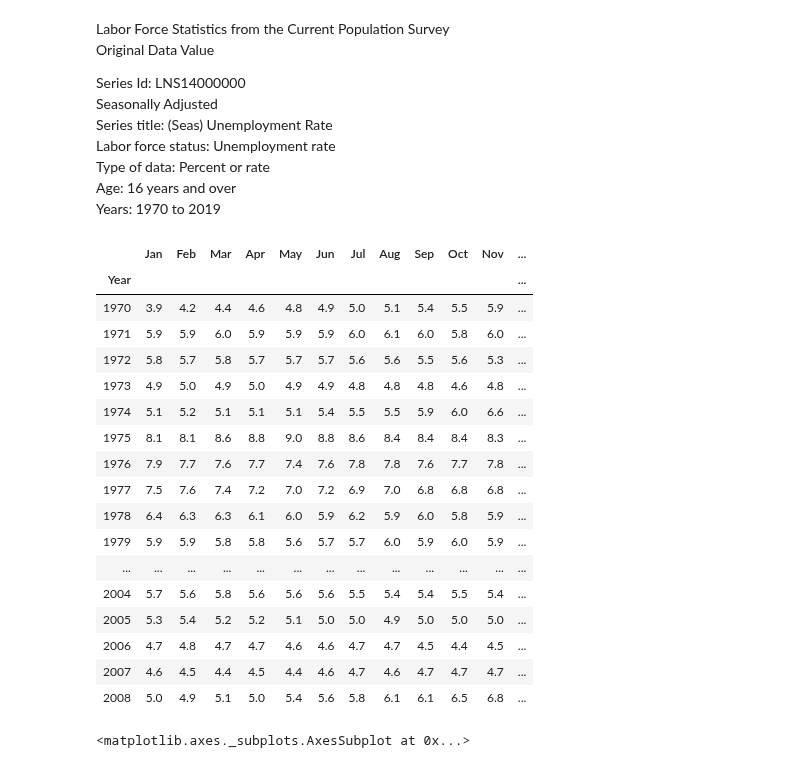
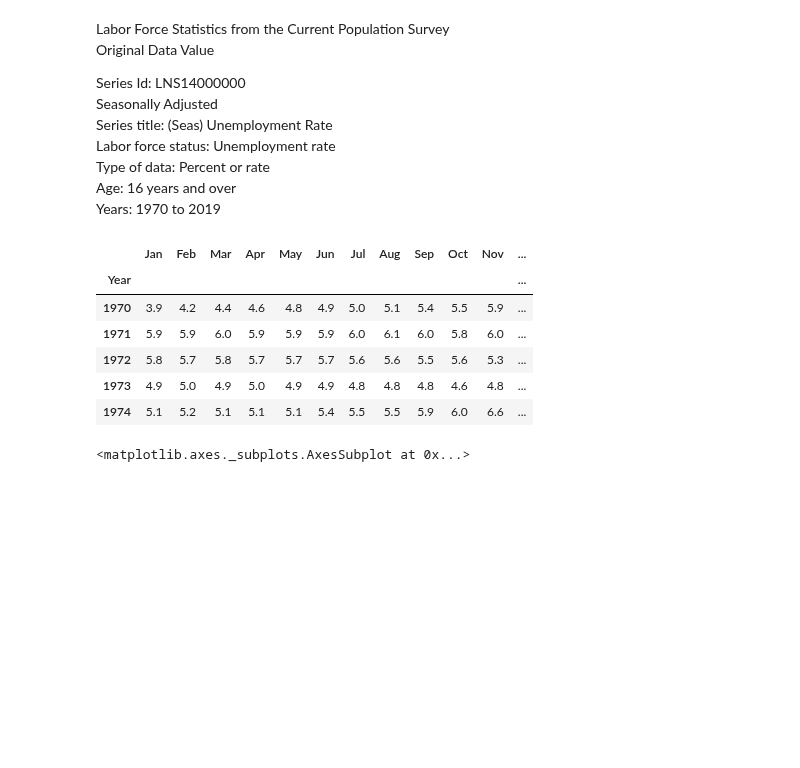
Before and after one commit to COGS108/group027, a Jupyter notebook: FinalProject.ipynb, the cells around one changed output. Saved outputs shown, nothing was run; the diff lists cells and outputs as text; code cells hidden in the pictures; blank space fills up the shorter version.

```diff
--- a/FinalProject.ipynb
+++ b/FinalProject.ipynb
@@ -192,29 +191,18 @@ Years:	1970 to 2019
 # %%
 # import dataset for unemployment rates
 df_UnemploymentRates = pd.read_csv('UnemploymentRates.csv')
 #df_UnemploymentRates.drop([39:49], axis = 0)
 df_UnemploymentRates = df_UnemploymentRates.iloc[0:39]
 df_UnemploymentRates = df_UnemploymentRates.set_index('Year')
-df_UnemploymentRates
+df_UnemploymentRates.head()
 # %% [output]
 |  | Jan | Feb | Mar | Apr | May | Jun | Jul | Aug | Sep | Oct | Nov | ... |
 | Year |  |  |  |  |  |  |  |  |  |  |  | ... |
 | 1970 | 3.9 | 4.2 | 4.4 | 4.6 | 4.8 | 4.9 | 5.0 | 5.1 | 5.4 | 5.5 | 5.9 | ... |
 | 1971 | 5.9 | 5.9 | 6.0 | 5.9 | 5.9 | 5.9 | 6.0 | 6.1 | 6.0 | 5.8 | 6.0 | ... |
 | 1972 | 5.8 | 5.7 | 5.8 | 5.7 | 5.7 | 5.7 | 5.6 | 5.6 | 5.5 | 5.6 | 5.3 | ... |
 | 1973 | 4.9 | 5.0 | 4.9 | 5.0 | 4.9 | 4.9 | 4.8 | 4.8 | 4.8 | 4.6 | 4.8 | ... |
 | 1974 | 5.1 | 5.2 | 5.1 | 5.1 | 5.1 | 5.4 | 5.5 | 5.5 | 5.9 | 6.0 | 6.6 | ... |
-| 1975 | 8.1 | 8.1 | 8.6 | 8.8 | 9.0 | 8.8 | 8.6 | 8.4 | 8.4 | 8.4 | 8.3 | ... |
-| 1976 | 7.9 | 7.7 | 7.6 | 7.7 | 7.4 | 7.6 | 7.8 | 7.8 | 7.6 | 7.7 | 7.8 | ... |
-| 1977 | 7.5 | 7.6 | 7.4 | 7.2 | 7.0 | 7.2 | 6.9 | 7.0 | 6.8 | 6.8 | 6.8 | ... |
-| 1978 | 6.4 | 6.3 | 6.3 | 6.1 | 6.0 | 5.9 | 6.2 | 5.9 | 6.0 | 5.8 | 5.9 | ... |
-| 1979 | 5.9 | 5.9 | 5.8 | 5.8 | 5.6 | 5.7 | 5.7 | 6.0 | 5.9 | 6.0 | 5.9 | ... |
-| ... | ... | ... | ... | ... | ... | ... | ... | ... | ... | ... | ... | ... |
-| 2004 | 5.7 | 5.6 | 5.8 | 5.6 | 5.6 | 5.6 | 5.5 | 5.4 | 5.4 | 5.5 | 5.4 | ... |
-| 2005 | 5.3 | 5.4 | 5.2 | 5.2 | 5.1 | 5.0 | 5.0 | 4.9 | 5.0 | 5.0 | 5.0 | ... |
-| 2006 | 4.7 | 4.8 | 4.7 | 4.7 | 4.6 | 4.6 | 4.7 | 4.7 | 4.5 | 4.4 | 4.5 | ... |
-| 2007 | 4.6 | 4.5 | 4.4 | 4.5 | 4.4 | 4.6 | 4.7 | 4.6 | 4.7 | 4.7 | 4.7 | ... |
-| 2008 | 5.0 | 4.9 | 5.1 | 5.0 | 5.4 | 5.6 | 5.8 | 6.1 | 6.1 | 6.5 | 6.8 | ... |
 # %%
 # calculate a mean column
 df_UnemploymentRates['Mean']=df_UnemploymentRates.loc[:,'Jan':'Dec'].mean(axis=1)
```
Also changed, not shown: parts of 10 cells of this notebook.
